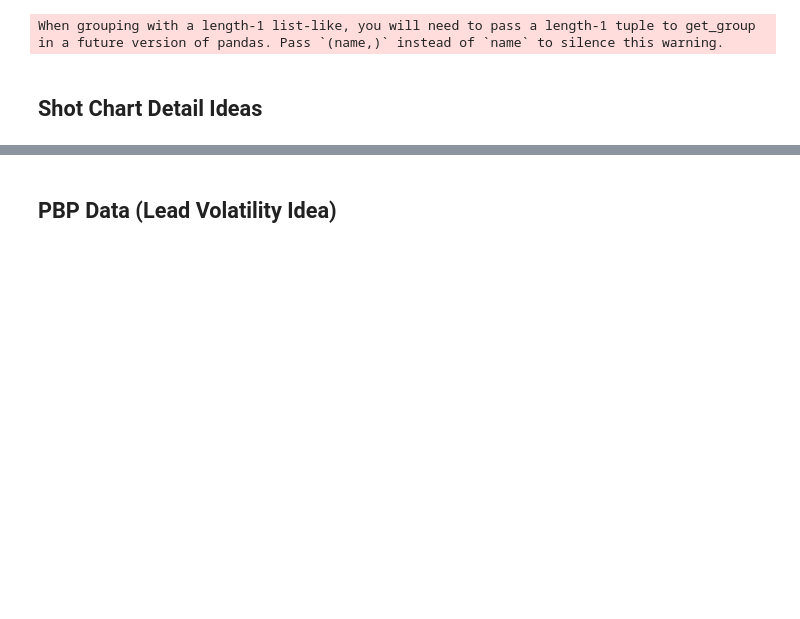
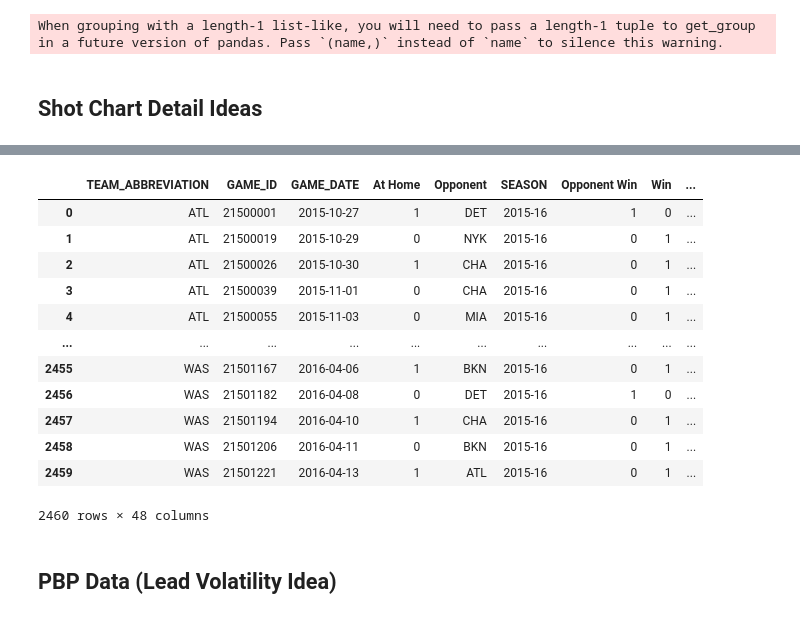
Before and after one commit to Idakan/NBA_DataViz-and-ML_Projs, a Jupyter notebook: NBA Aggregate Data.ipynb, the cells around one changed output, grey strips where cells are left out. Cells and saved outputs as stored; diff of their text form; code cells hidden in the pictures; blank space fills up the shorter version.

```diff
--- a/NBA Aggregate Data.ipynb
+++ b/NBA Aggregate Data.ipynb
@@ -571,0 +668,7 @@ TypeError: string indices must be integers
+# %%
+full_df = pd.read_csv('2016_17alldata.csv')
+full_df = full_df.drop(['Unnamed: 0'],axis = 1)
+full_df['Postseason Game'] = full_df['GAME_ID'].apply(lambda x: 1 if str(x)[0] == '4' else 0)
+full_df = full_df[full_df['Postseason Game'] == 0]
+
+window_size = 8
@@ -572,3 +748,19 @@ TypeError: string indices must be integers
+# %%
+test_df
+# %% [output]
+|  | TEAM_ABBREVIATION | GAME_ID | GAME_DATE | At Home | Opponent | SEASON | Opponent Win | Win | ... |
+| 0 | ATL | 21500001 | 2015-10-27 | 1 | DET | 2015-16 | 1 | 0 | ... |
+| 1 | ATL | 21500019 | 2015-10-29 | 0 | NYK | 2015-16 | 0 | 1 | ... |
+| 2 | ATL | 21500026 | 2015-10-30 | 1 | CHA | 2015-16 | 0 | 1 | ... |
+| 3 | ATL | 21500039 | 2015-11-01 | 0 | CHA | 2015-16 | 0 | 1 | ... |
+| 4 | ATL | 21500055 | 2015-11-03 | 0 | MIA | 2015-16 | 0 | 1 | ... |
+| ... | ... | ... | ... | ... | ... | ... | ... | ... | ... |
+| 2455 | WAS | 21501167 | 2016-04-06 | 1 | BKN | 2015-16 | 0 | 1 | ... |
+| 2456 | WAS | 21501182 | 2016-04-08 | 0 | DET | 2015-16 | 1 | 0 | ... |
+| 2457 | WAS | 21501194 | 2016-04-10 | 1 | CHA | 2015-16 | 0 | 1 | ... |
+| 2458 | WAS | 21501206 | 2016-04-11 | 0 | BKN | 2015-16 | 0 | 1 | ... |
+| 2459 | WAS | 21501221 | 2016-04-13 | 1 | ATL | 2015-16 | 0 | 1 | ... |
+2460 rows × 48 columns
 # %% [markdown]
 ## PBP Data (Lead Volatility Idea)
 # %% [markdown]
```
Also changed, not shown: parts of 15 cells of this notebook, 1 other file.
